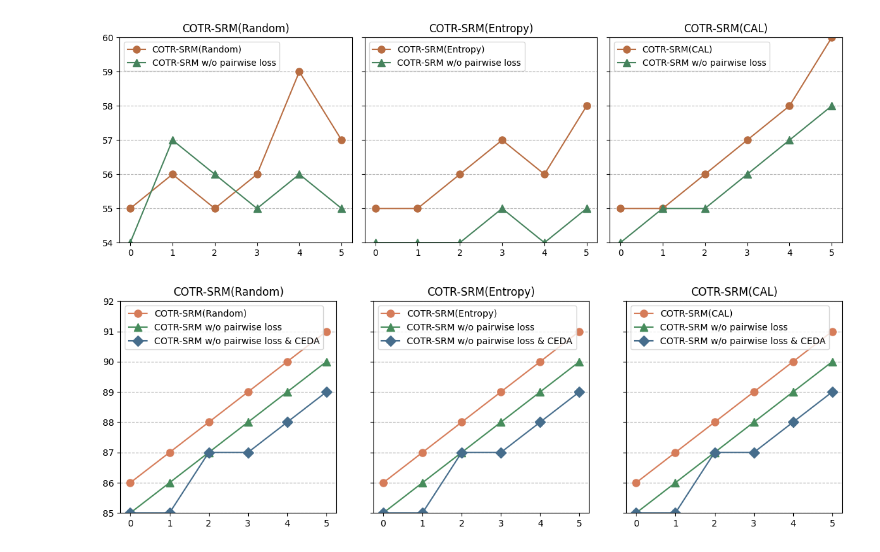
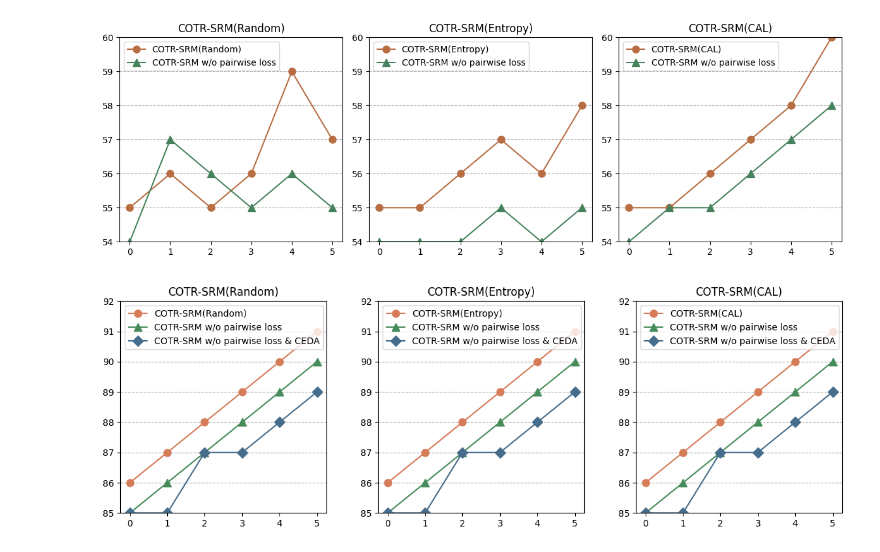
Before and after one commit to cx9941/COTR, a Jupyter notebook: appendix/plot.ipynb, the cells around one changed output. Saved outputs shown, nothing was run; the diff lists cells and outputs as text; code cells hidden in the pictures.

```diff
--- a/appendix/plot.ipynb
+++ b/appendix/plot.ipynb
@@ -14,7 +14,7 @@ y1_cal = [55, 55, 56, 57, 58, 60]
 y2_cal = [54, 55, 55, 56, 57, 58]
 
 # 初始化画布
-fig, axs = plt.subplots(1, 3, figsize=(12, 4), sharey=True)
+fig, axs = plt.subplots(1, 3, figsize=(12, 4))
 
 # Plot for Random
 axs[0].plot(x, y1_random, 'o-', label='COTR-SRM(Random)', color='#B86D42', markersize=8)
@@ -40,12 +40,14 @@ for ax in axs:
     ax.grid(axis='y',  linestyle='--')
     ax.set_xticks(x)
     ax.set_yticks(np.arange(54, 61, 1))
+    ax.tick_params(axis='y')  # 保证每个子图显示纵轴刻度
+
 
 # 显示图表
 plt.tight_layout()
 plt.show()
 # %% [output]
-[figure, old version]
+[figure, new version]
 # %%
 import matplotlib.pyplot as plt
 import numpy as np
@@ -65,38 +67,40 @@ y2_cal = [85, 86, 87, 88, 89, 90]
 y3_cal = [85, 85, 87, 87, 88, 89]
 
 # 初始化画布
-fig, axs = plt.subplots(1, 3, figsize=(12, 4), sharey=True)
+fig, axs = plt.subplots(1, 3, figsize=(12, 4))
 
 # Plot for Random
 axs[0].plot(x, y1_random, 'o-', label='COTR-SRM(Random)', color='#D67C59', markersize=8)
 axs[0].plot(x, y2_random, '^-', label='COTR-SRM w/o pairwise loss', color='#468C5B', markersize=8)
 axs[0].plot(x, y3_random, 'D-', label='COTR-SRM w/o pairwise loss & CEDA', color='#466D8C', markersize=8)
 axs[0].set_title('COTR-SRM(Random)')
 axs[0].set_ylim([85, 92])
 
 # Plot for Entropy
 axs[1].plot(x, y1_entropy, 'o-', label='COTR-SRM(Entropy)', color='#D67C59', markersize=8)
 axs[1].plot(x, y2_entropy, '^-', label='COTR-SRM w/o pairwise loss', color='#468C5B', markersize=8)
 axs[1].plot(x, y3_entropy, 'D-', label='COTR-SRM w/o pairwise loss & CEDA', color='#466D8C', markersize=8)
 axs[1].set_title('COTR-SRM(Entropy)')
 axs[1].set_ylim([85, 92])
 
 # Plot for CAL
 axs[2].plot(x, y1_cal, 'o-', label='COTR-SRM(CAL)', color='#D67C59', markersize=8)
 axs[2].plot(x, y2_cal, '^-', label='COTR-SRM w/o pairwise loss', color='#468C5B', markersize=8)
 axs[2].plot(x, y3_cal, 'D-', label='COTR-SRM w/o pairwise loss & CEDA', color='#466D8C', markersize=8)
 axs[2].set_title('COTR-SRM(CAL)')
 axs[2].set_ylim([85, 92])
 
 # 统一配置
 for ax in axs:
     ax.legend(loc='upper left')
     ax.grid(axis='y', linestyle='--')
     ax.set_xticks(x)
     ax.set_yticks(np.arange(85, 93, 1))
+    ax.tick_params(axis='y')  # 保证每个子图显示纵轴刻度
+
 
 # 显示图表
 plt.tight_layout()
 plt.show()
 # %% [output]
-[figure, old version]
+[figure, new version]
```
